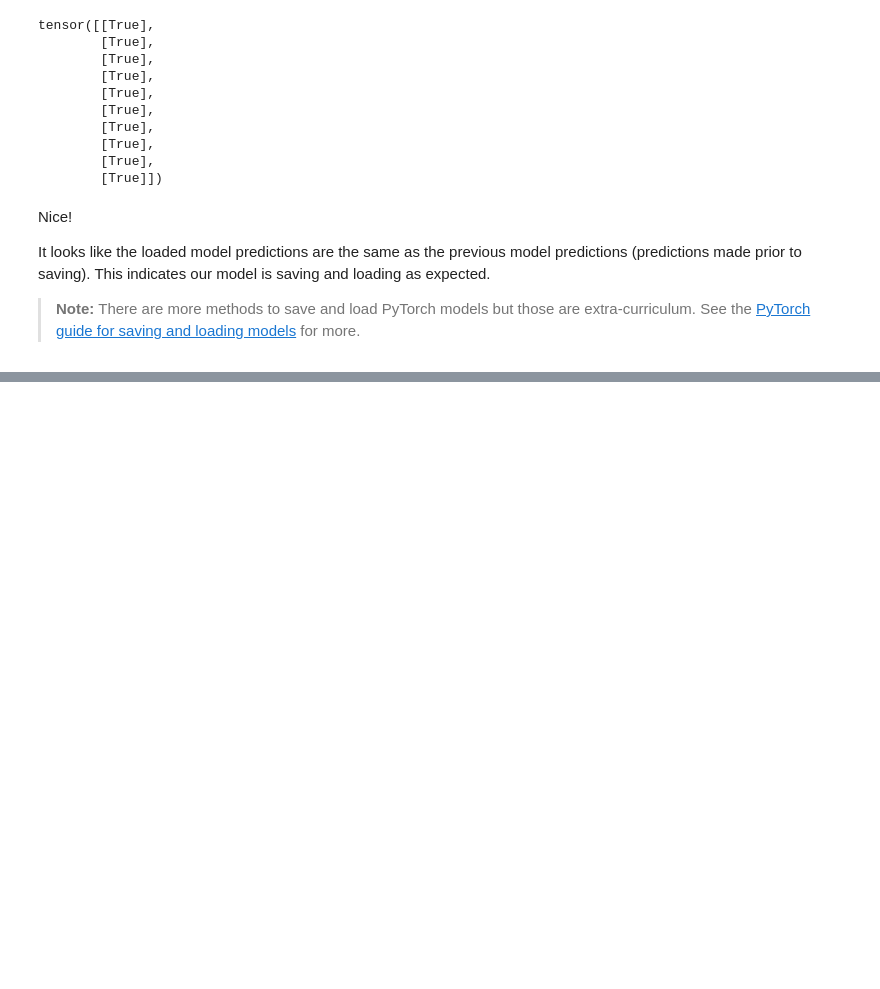
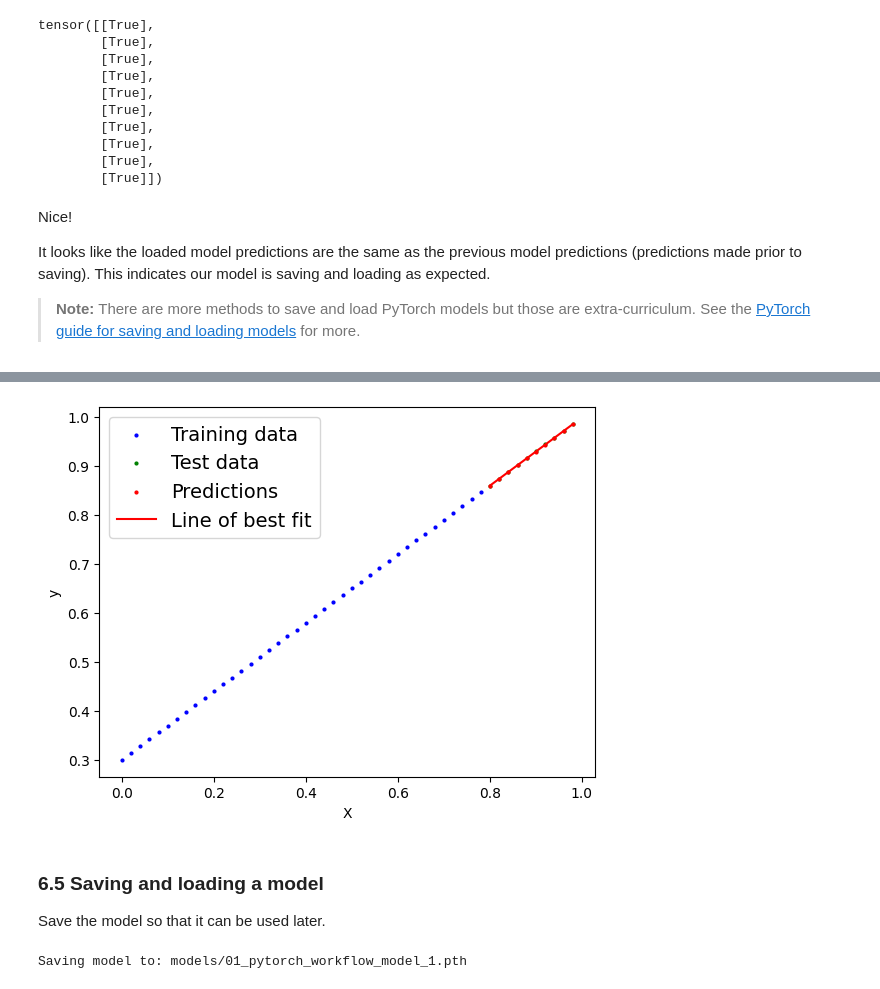
Before and after one commit to JunHL96/PyTorch-Course, a Jupyter notebook: 01_pytorch_workflow_notes.ipynb, the cells around one changed output, grey strips where cells are left out. Drawn from its saved outputs; the diff is of its cells as text; code cells hidden in the pictures; blank space fills up the shorter version.

```diff
--- a/01_pytorch_workflow_notes.ipynb
+++ b/01_pytorch_workflow_notes.ipynb
@@ -864,0 +1036,7 @@ continue with 7:38:00
+# %%
+# Create loss function
+loss_fn = nn.L1Loss() # MAE loss is same as L1Loss
+
+# Create optimizer
+optimizer = torch.optim.SGD(params=model_1.parameters(), # parameters of target model to optimize
+                            lr=0.01)                     # learning rate (how much the optimizer should change parameters at each step)
@@ -864,0 +1138,8 @@ continue with 7:38:00
+# %%
+# Turn model into evaluation mode
+model_1.eval()
+
+# Make predictions on the test data
+with torch.inference_mode():
+    y_pred = model_1(X_test)
+y_pred
@@ -864,0 +1161,28 @@ continue with 7:38:00
+# %%
+# plot_predictions(predictions=y_preds) # -> since data is not on CPU, this won't work
+
+# Put data on the CPU and plot it
+plot_predictions(predictions=y_pred.cpu())
+# %% [output]
+[figure, added]
+# %% [markdown]
+### 6.5 Saving and loading a model
+
+Save the model so that it can be used later.
+# %%
+from pathlib import Path
+
+# 1. Create models directory
+MODEL_PATH = Path("models")
+MODEL_PATH.mkdir(parents=True, exist_ok=True)
+
+# 2. Create model save path
+MODEL_NAME = "01_pytorch_workflow_model_1.pth"
+MODEL_SAVE_PATH = MODEL_PATH / MODEL_NAME
+
+# 3. Save the model state dict
+print(f"Saving model to: {MODEL_SAVE_PATH}")
+torch.save(obj=model_1.state_dict(), # only saving the state_dict() only saves the models learned parameters
+           f=MODEL_SAVE_PATH)
+# %% [output]
+Saving model to: models/01_pytorch_workflow_model_1.pth
```
Also changed, not shown: parts of 31 cells of this notebook.
